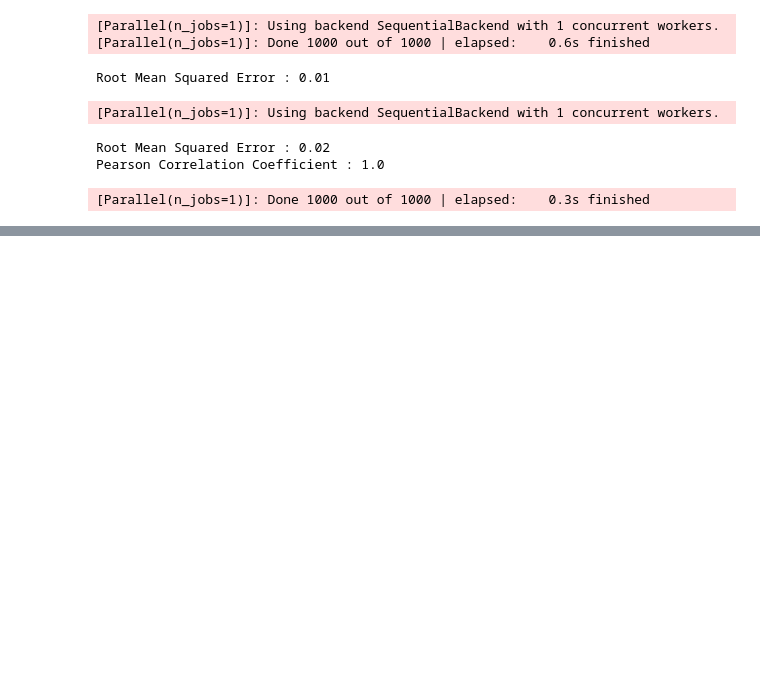
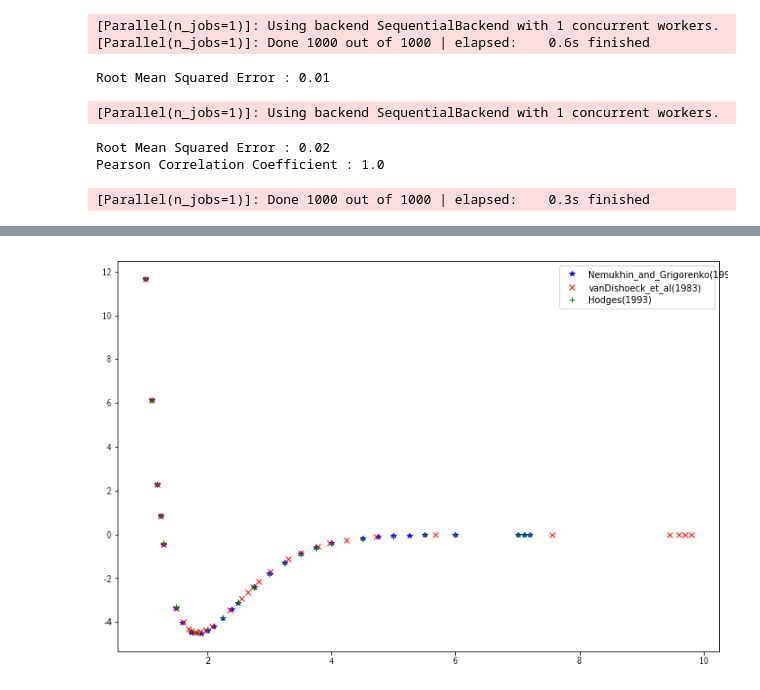
Before and after one commit to berylgithub/pes, a Jupyter notebook: PES_incremental_exp.ipynb, the cells around one changed output, grey strips where cells are left out. Cells and saved outputs as stored; diff of their text form; code cells hidden in the pictures; blank space fills up the shorter version.

Commit message:
initial data plot

```diff
--- a/PES_incremental_exp.ipynb
+++ b/PES_incremental_exp.ipynb
@@ -236,0 +343,85 @@ Pearson Correlation Coefficient : 1.0
+# %%
+shapes = ['b*','rx','g+', 'b>', 'rD', 'b<', 'gX']
+#  OH :
+# All from Shizgal98:
+#OH X^2\Pi:
+import matplotlib
+matplotlib.rcParams['text.usetex'] = False
+import matplotlib.pyplot as plt
+fig, ax = plt.subplots(figsize=(12, 8))
+ax.plot(list_data[0]['R'], list_data[0]['V'], 'b*')
+ax.plot(list_data[1]['R'], list_data[1]['V'], 'rx')
+ax.plot(list_data[2]['R'], list_data[2]['V'], 'g+')
+auths = []
+for i in range(3):
+    auths.append(list_data[i]['author'])
+ax.legend(auths)
+print("data lengths:",[len(list_data[i]['R']) for i in range(3)])
+
+#OH ^2\Sigma^-:
+#the correct way to fetch:
+import matplotlib
+matplotlib.rcParams['text.usetex'] = False
+import matplotlib.pyplot as plt
+fig, ax = plt.subplots(figsize=(12, 8))
+idxes = []
+auths = []
+for i in range(len(list_data)):
+    if (list_data[i]['state'] == '#^2\\Sigma^-') and (list_data[i]['mol'] == 'OH'):
+        idxes.append(i)
+        auths.append(list_data[i]['author'])
+for i, idx in enumerate(idxes):
+    ax.plot(list_data[idx]['R'], list_data[idx]['V'], shapes[i])
+ax.legend(auths)
+print("data lengths:",[len(list_data[i]['R']) for i in idxes])
+
+
+#OH ^4\Sigma^-:
+import matplotlib
+matplotlib.rcParams['text.usetex'] = False
+import matplotlib.pyplot as plt
+fig, ax = plt.subplots(figsize=(12, 8))
+idxes = []
+auths = []
+for i in range(len(list_data)):
+    if (list_data[i]['state'] == '#^4\\Sigma^-') and (list_data[i]['mol'] == 'OH'):
+        idxes.append(i)
+        auths.append(list_data[i]['author'])
+for i, idx in enumerate(idxes):
+    ax.plot(list_data[idx]['R'], list_data[idx]['V'], shapes[i])
+ax.legend(auths)
+print("data lengths:",[len(list_data[i]['R']) for i in idxes])
+
+
+#OH ^4\\Pi:
+import matplotlib
+matplotlib.rcParams['text.usetex'] = False
+import matplotlib.pyplot as plt
+fig, ax = plt.subplots(figsize=(12, 8))
+idxes = []
+auths = []
+for i in range(len(list_data)):
+    if (list_data[i]['state'] == '#^4\\Pi') and (list_data[i]['mol'] == 'OH'):
+        idxes.append(i)
+        auths.append(list_data[i]['author'])
+for i, idx in enumerate(idxes[:len(idxes)-1]):
+    ax.plot(list_data[idx]['R'], list_data[idx]['V'], shapes[i])
+ax.legend(auths)
+print("data lengths:",[len(list_data[i]['R']) for i in idxes])
+
+# All from Chu et al 1974:
+import matplotlib
+matplotlib.rcParams['text.usetex'] = True
+import matplotlib.pyplot as plt
+fig, ax = plt.subplots(figsize=(12, 8))
+idxes = []
+states = []
+for i in range(len(list_data)):
+    if (list_data[i]['author'] == 'Chu et al 1974') and (list_data[i]['mol'] == 'OH'):
+        idxes.append(i)
+        states.append(list_data[i]['state'])
+for i, idx in enumerate(idxes):
+    ax.plot(list_data[idx]['R'], list_data[idx]['V'], shapes[i])
+ax.legend(states)
+print("data lengths:",[len(list_data[i]['R']) for i in idxes])
+# %% [output]
@@ -236,0 +433 @@ Pearson Correlation Coefficient : 1.0
+[figure, added]
```
Also changed, not shown: parts of 8 cells of this notebook, 1 other file.
